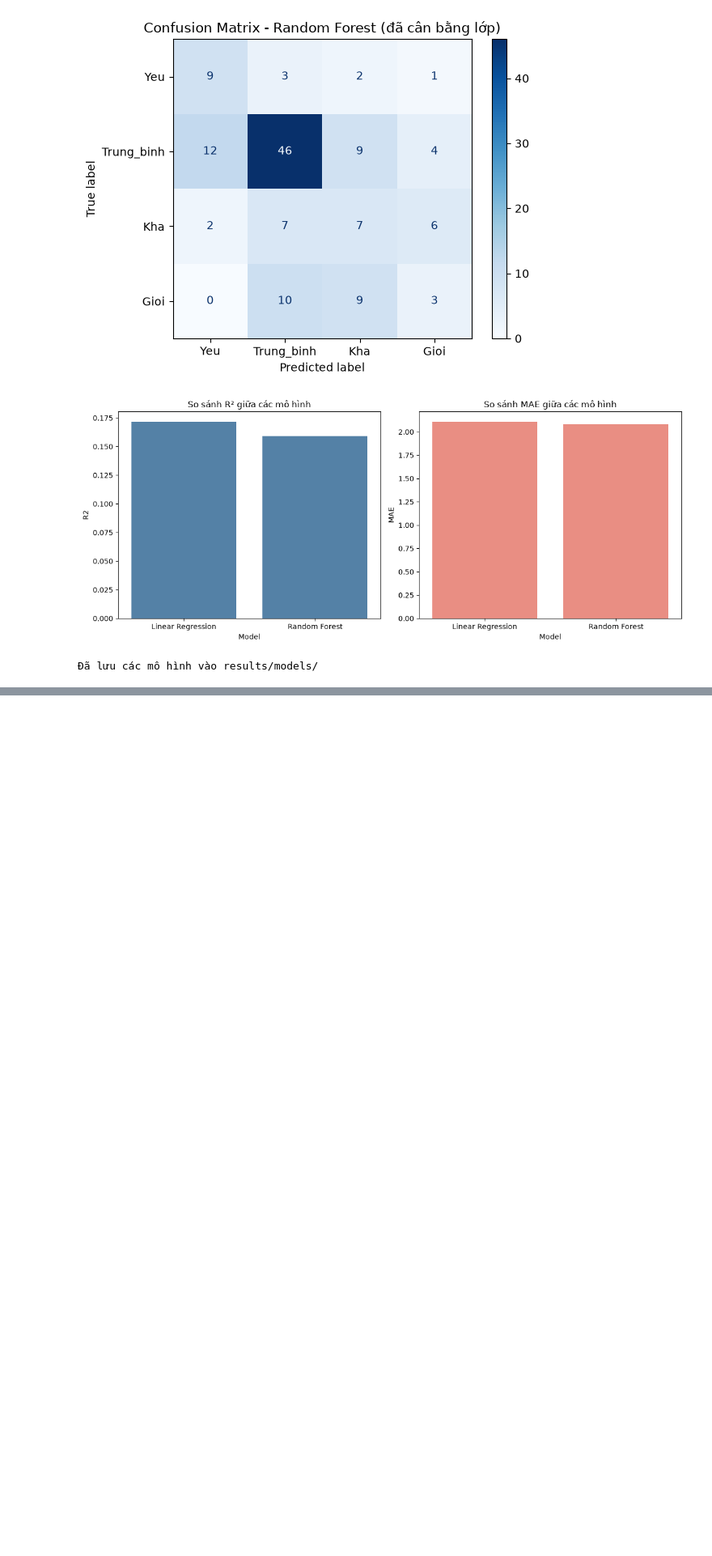
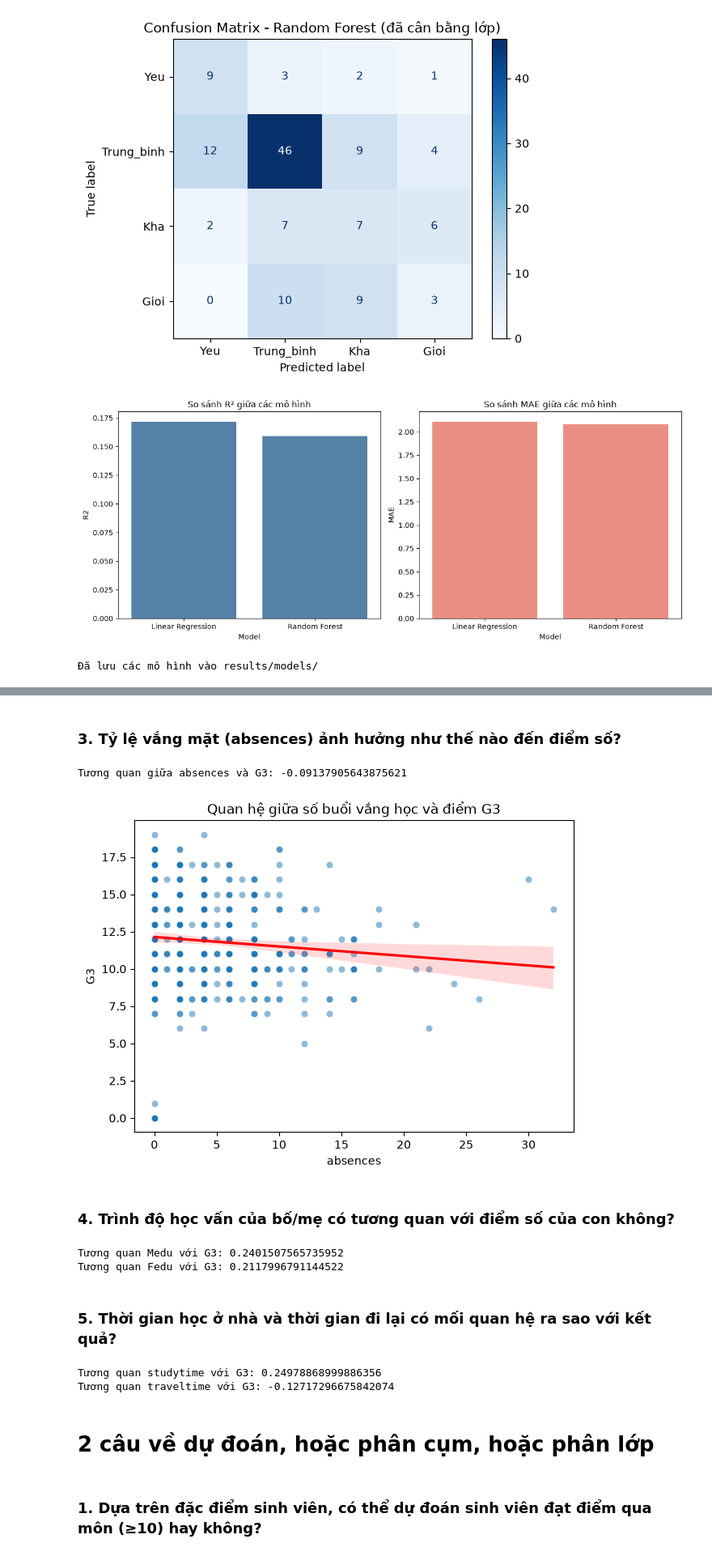
Before and after one commit to vuvietanh01102004/BTL_KhoaHocDuLieu, a Jupyter notebook: HieuSuatHocTap_SinhVien.ipynb, the cells around one changed output, grey strips where cells are left out. Shown at 81% size. Cells and saved outputs as stored; diff of their text form; code cells hidden in the pictures; blank space fills up the shorter version.

```diff
--- a/HieuSuatHocTap_SinhVien.ipynb
+++ b/HieuSuatHocTap_SinhVien.ipynb
@@ -435,0 +458,34 @@ print("Đã lưu các mô hình vào results/models/")
+# %% [markdown]
+### 3. Tỷ lệ vắng mặt (absences) ảnh hưởng như thế nào đến điểm số?
+# %%
+print("Tương quan giữa absences và G3:", df['absences'].corr(df['G3']))
+
+plt.figure(figsize=(7,5))
+sns.scatterplot(data=df, x='absences', y='G3', alpha=0.5)
+sns.regplot(data=df, x='absences', y='G3', scatter=False, color='red')
+plt.title('Quan hệ giữa số buổi vắng học và điểm G3')
+plt.savefig('../results/figures/absences_vs_G3.png', dpi=150, bbox_inches='tight')
+plt.show()
+# %% [output]
+Tương quan giữa absences và G3: -0.09137905643875621
+[figure, added]
+# %% [markdown]
+### 4. Trình độ học vấn của bố/mẹ có tương quan với điểm số của con không?
+# %%
+print("Tương quan Medu với G3:", df['Medu'].corr(df['G3']))
+print("Tương quan Fedu với G3:", df['Fedu'].corr(df['G3']))
+# %% [output]
+Tương quan Medu với G3: 0.2401507565735952
+Tương quan Fedu với G3: 0.2117996791144522
+# %% [markdown]
+### 5. Thời gian học ở nhà và thời gian đi lại có mối quan hệ ra sao với kết quả?
+# %%
+print("Tương quan studytime với G3:", df['studytime'].corr(df['G3']))
+print("Tương quan traveltime với G3:", df['traveltime'].corr(df['G3']))
+# %% [output]
+Tương quan studytime với G3: 0.24978868999886356
+Tương quan traveltime với G3: -0.12717296675842074
+# %% [markdown]
+# 2 câu về dự đoán, hoặc phân cụm, hoặc phân lớp
+# %% [markdown]
+### 1. Dựa trên đặc điểm sinh viên, có thể dự đoán sinh viên đạt điểm qua môn (≥10) hay không?
```
Also changed, not shown: parts of 9 cells of this notebook.
